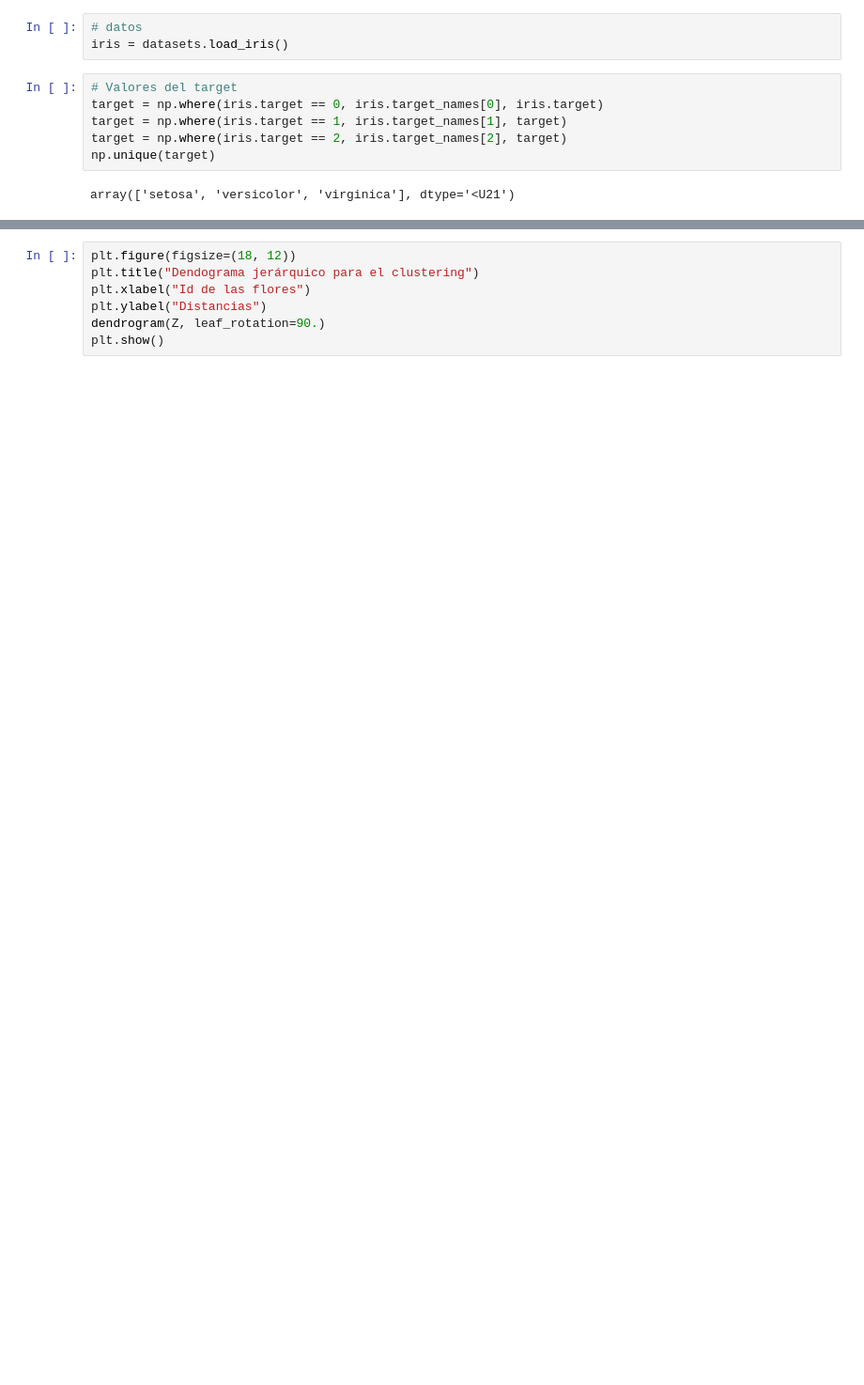
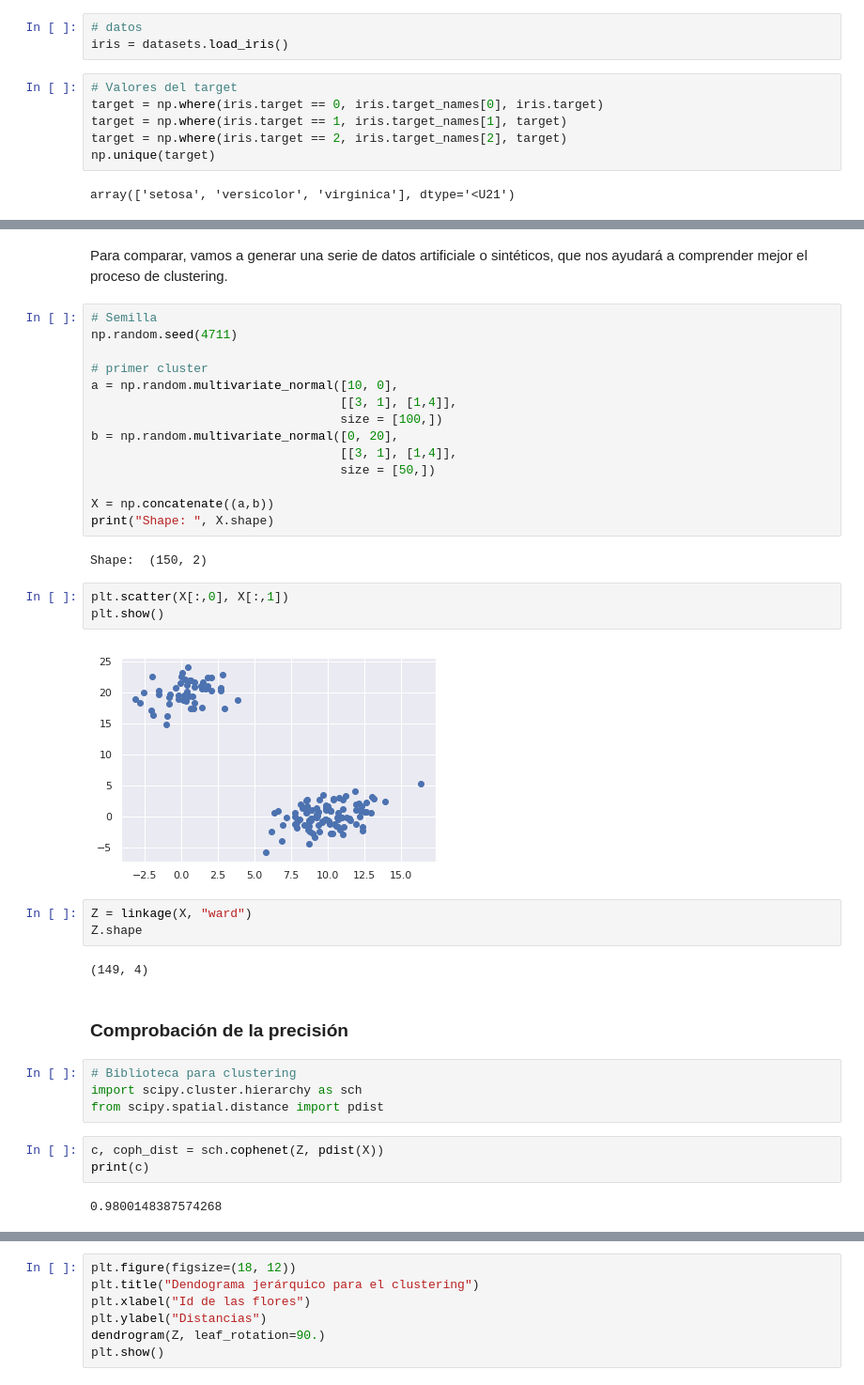
Before and after one commit to PablodelaCuesta/Machine_learning, a Jupyter notebook: Part_4_Clustering/Section 25 - Hierarchical Clustering/Clustering_jerárquico_theory.ipynb, the cells around one changed output, grey strips where cells are left out. Shown at 94% size. Drawn from its saved outputs; the diff is of its cells as text; blank space fills up the shorter version.

```diff
--- a/Part_4_Clustering/Section 25 - Hierarchical Clustering/Clustering_jerárquico_theory.ipynb
+++ b/Part_4_Clustering/Section 25 - Hierarchical Clustering/Clustering_jerárquico_theory.ipynb
@@ -130,0 +164,39 @@ NameError: name 'y' is not defined
+# %% [markdown]
+Para comparar, vamos a generar una serie de datos artificiale o sintéticos, que nos ayudará a comprender mejor el proceso de clustering.
+# %%
+# Semilla
+np.random.seed(4711)
+
+# primer cluster
+a = np.random.multivariate_normal([10, 0],
+                                  [[3, 1], [1,4]],
+                                  size = [100,])
+b = np.random.multivariate_normal([0, 20],
+                                  [[3, 1], [1,4]],
+                                  size = [50,])
+
+X = np.concatenate((a,b))
+print("Shape: ", X.shape)
+# %% [output]
+Shape:  (150, 2)
+# %%
+plt.scatter(X[:,0], X[:,1])
+plt.show()
+# %% [output]
+[figure, added]
+# %%
+Z = linkage(X, "ward")
+Z.shape
+# %% [output]
+(149, 4)
+# %% [markdown]
+### Comprobación de la precisión
+# %%
+# Biblioteca para clustering
+import scipy.cluster.hierarchy as sch
+from scipy.spatial.distance import pdist
+# %%
+c, coph_dist = sch.cophenet(Z, pdist(X))
+print(c)
+# %% [output]
+0.9800148387574268
```
Also changed, not shown: parts of 11 cells of this notebook.
